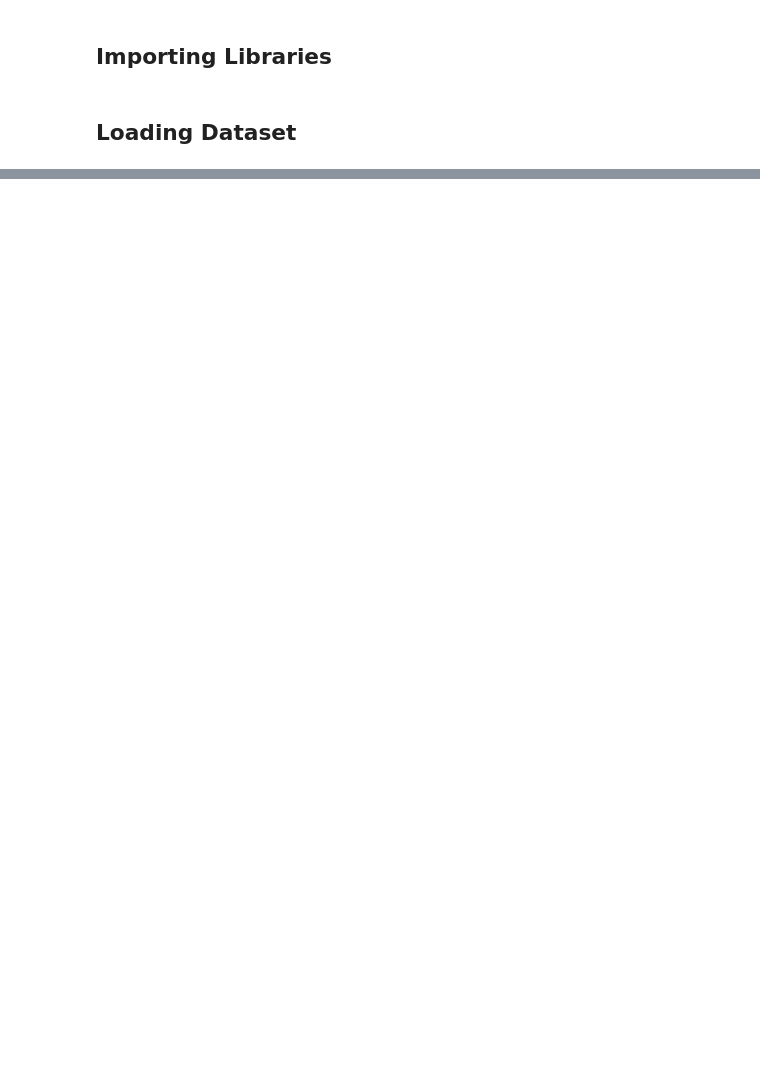
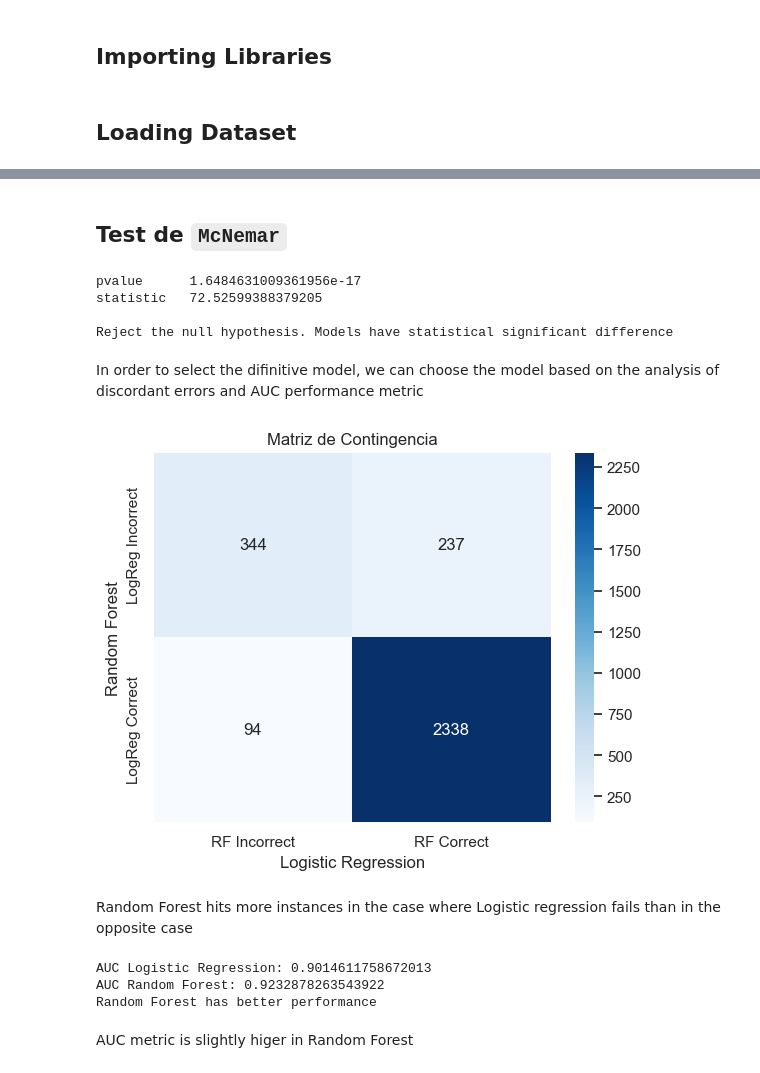
Before and after one commit to TheDandyCodes/Data-Mining, a Jupyter notebook: PECs/PEC1/model_selection.ipynb, the cells around one changed output, grey strips where cells are left out. Saved outputs shown, nothing was run; the diff lists cells and outputs as text; code cells hidden in the pictures; blank space fills up the shorter version.

```diff
--- a/PECs/PEC1/model_selection.ipynb
+++ b/PECs/PEC1/model_selection.ipynb
@@ -34,0 +105,3 @@ El dataset tiene un balanceo perfecto, donde cada clase contiene el mismo númer
+# %%
+from sklearn.model_selection import StratifiedKFold
+strat_f_fold = StratifiedKFold(n_splits=2, shuffle=True, random_state=42)
@@ -34,0 +167,63 @@ El dataset tiene un balanceo perfecto, donde cada clase contiene el mismo númer
+# %% [markdown]
+## Test de `McNemar`
+# %%
+from sklearn.model_selection import train_test_split
+
+X_bm_train, X_bm_test, y_bm_train, y_bm_test = train_test_split(X_bank_marketing, y_bank_marketing, test_size=0.30, random_state=42, stratify=y_bank_marketing)
+logreg.fit(X_bm_train, y_bm_train)
+rf.fit(X_bm_train, y_bm_train)
+
+y_pred_logreg = logreg.predict(X_bm_test)
+y_pred_rf = rf.predict(X_bm_test)
+
+ct_table =  confusion_matrix(y_pred_logreg == y_bm_test, y_pred_rf == y_bm_test)
+
+result = mcnemar(ct_table, exact=False) # exact=False n_{10} + n_{01} > 25, approximate Chi2
+print(result)
+alpha = 0.05
+if result.pvalue > alpha:
+    print("\nAccept the null hypothesis. Models have no statistical significant different performance.")
+else:
+    print("\nReject the null hypothesis. Models have statistical significant difference")
+# %% [output]
+pvalue      1.6484631009361956e-17
+statistic   72.52599388379205
+
+Reject the null hypothesis. Models have statistical significant difference
+# %% [markdown]
+In order to select the difinitive model, we can choose the model based on the analysis of discordant errors and AUC performance metric
+# %%
+sns.heatmap(ct_table, annot=True, fmt='d', cmap='Blues', xticklabels=['RF Incorrect', 'RF Correct'], yticklabels=['LogReg Incorrect', 'LogReg Correct'])
+plt.ylabel('Random Forest')
+plt.xlabel('Logistic Regression')
+plt.title('Matriz de Contingencia')
+plt.show()
+# %% [output]
+[figure, added]
+# %% [markdown]
+Random Forest hits more instances in the case where Logistic regression fails than in the opposite case
+# %%
+y_pred_logreg = logreg.predict_proba(X_bm_test)
+y_pred_rf = rf.predict_proba(X_bm_test)
+roc_auc_score_logreg = roc_auc_score(
+    y_bm_test,
+    y_pred_logreg[:,1], # Probabilities of positive class, `yes` is in position 1
+    labels=logreg.classes_
+)
+roc_auc_score_rf = roc_auc_score(
+    y_bm_test,
+    y_pred_rf[:,1],
+    labels=logreg.classes_
+)
+print(f"AUC Logistic Regression: {roc_auc_score_logreg}")
+print(f"AUC Random Forest: {roc_auc_score_rf}")
+if roc_auc_score_logreg > roc_auc_score_rf:
+    print("Logistic Regression has better performance")
+else:
+    print("Random Forest has better performance")
+# %% [output]
+AUC Logistic Regression: 0.9014611758672013
+AUC Random Forest: 0.9232878263543922
+Random Forest has better performance
+# %% [markdown]
+AUC metric is slightly higer in Random Forest
```
Also changed, not shown: parts of 16 cells of this notebook.
